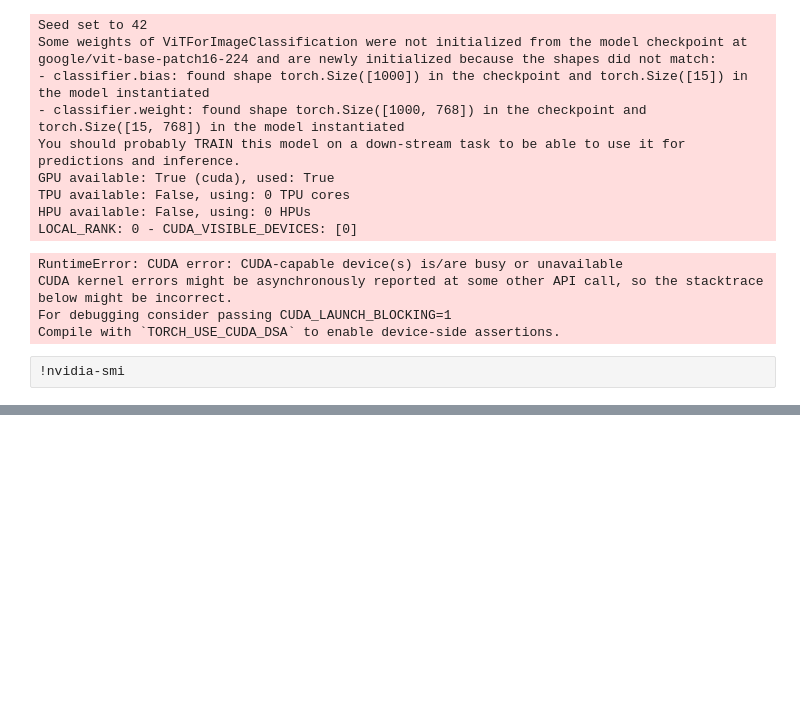
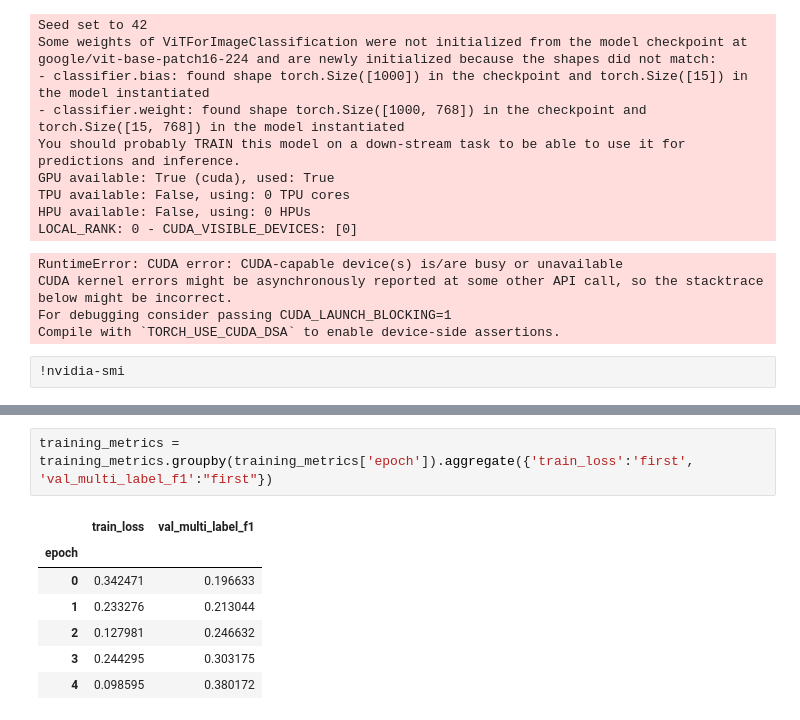
Before and after one commit to foxojs/nih_cxr_project, a Jupyter notebook: data_exploration/nih_cxr_vit_pretrained_starter.ipynb, the cells around one changed output, grey strips where cells are left out. Cells and saved outputs as stored; diff of their text form; blank space fills up the shorter version.

```diff
--- a/data_exploration/nih_cxr_vit_pretrained_starter.ipynb
+++ b/data_exploration/nih_cxr_vit_pretrained_starter.ipynb
@@ -321,0 +329,10 @@ Compile with `TORCH_USE_CUDA_DSA` to enable device-side assertions.
+# %%
+training_metrics = training_metrics.groupby(training_metrics['epoch']).aggregate({'train_loss':'first', 'val_multi_label_f1':"first"})
+# %% [output]
+|  | train_loss | val_multi_label_f1 |
+| epoch |  |  |
+| 0 | 0.342471 | 0.196633 |
+| 1 | 0.233276 | 0.213044 |
+| 2 | 0.127981 | 0.246632 |
+| 3 | 0.244295 | 0.303175 |
+| 4 | 0.098595 | 0.380172 |
```
Also changed, not shown: parts of 2 cells of this notebook, 1 other file.
